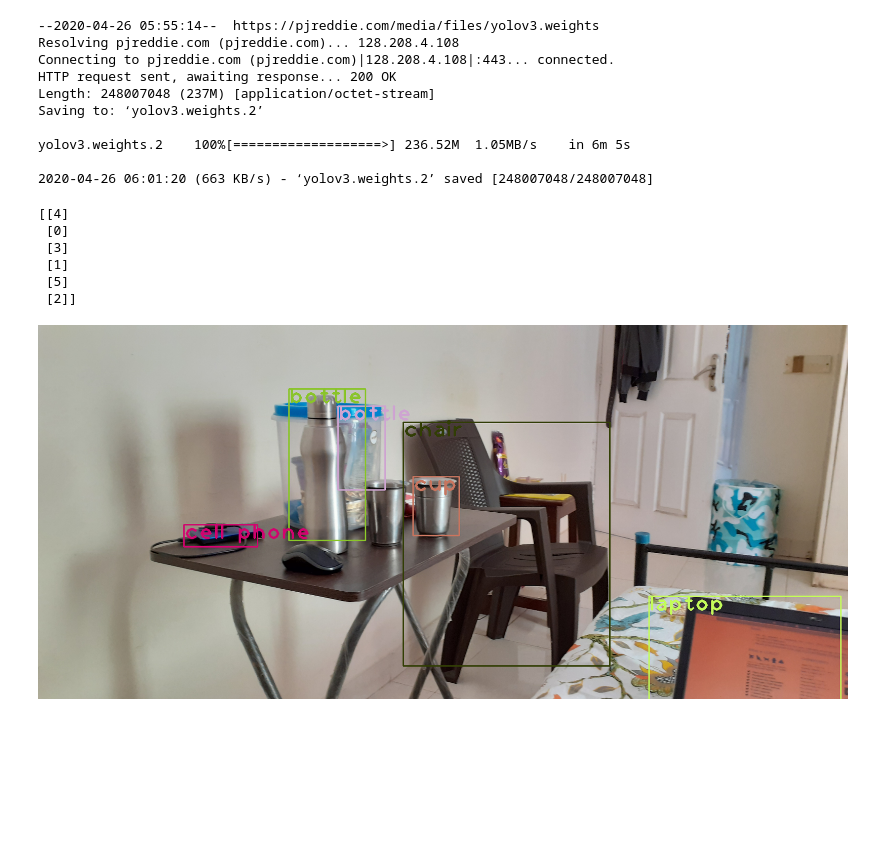
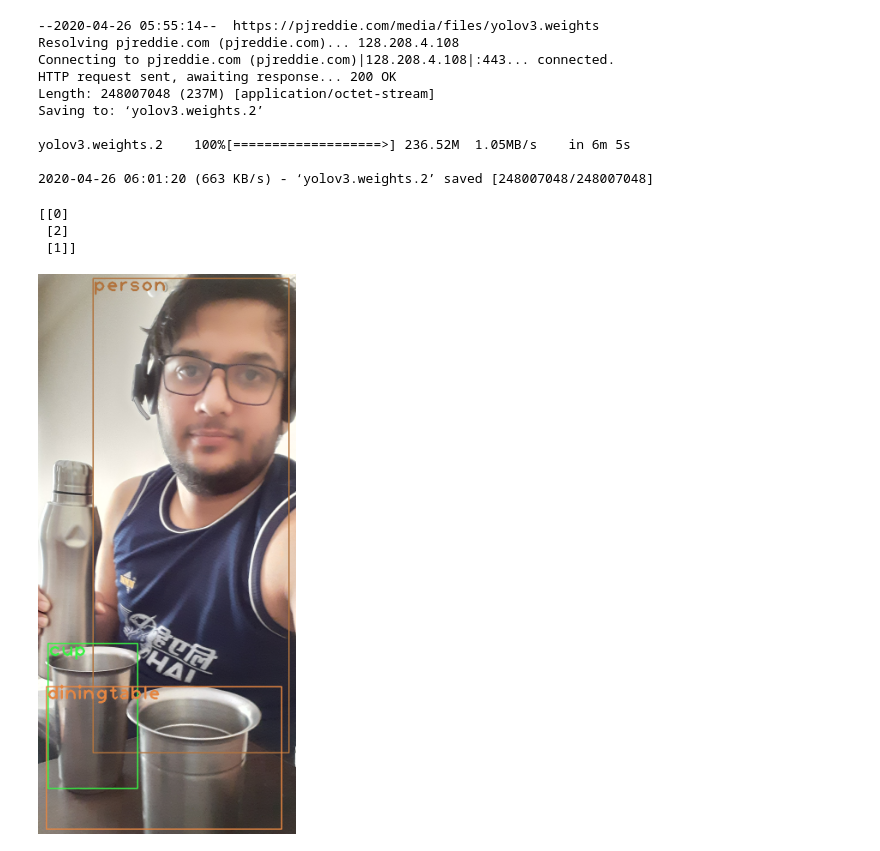
Before and after one commit to divyanshbajpai/EVA4-Coursework, a Jupyter notebook: Assignment-13/Part-A/Part_A.ipynb, the cells around one changed output. Cells and saved outputs as stored; diff of their text form; code cells hidden in the pictures; blank space fills up the shorter version.

```diff
--- a/Assignment-13/Part-A/Part_A.ipynb
+++ b/Assignment-13/Part-A/Part_A.ipynb
@@ -27,7 +27,7 @@ output_layers = [layer_names[i[0] - 1] for i in net.getUnconnectedOutLayers()]
 colors = np.random.uniform(0, 255, size=(len(classes), 3))
 
 # Loading image
-img = cv2.imread("room.jpg")
+img = cv2.imread("bottle.jpg")
 img = cv2.resize(img, None, fx=0.4, fy=0.4)
 height, width, channels = img.shape
 
@@ -51,37 +51,34 @@ for out in outs:
             center_x = int(detection[0] * width)
             center_y = int(detection[1] * height)
             w = int(detection[2] * width)
             h = int(detection[3] * height)
 
             # Rectangle coordinates
             x = int(center_x - w / 2)
             y = int(center_y - h / 2)
 
             boxes.append([x, y, w, h])
             confidences.append(float(confidence))
             class_ids.append(class_id)
 
 indexes = cv2.dnn.NMSBoxes(boxes, confidences, 0.5, 0.4)
 print(indexes)
 font = cv2.FONT_HERSHEY_PLAIN
 for i in range(len(boxes)):
     if i in indexes:
         x, y, w, h = boxes[i]
         label = str(classes[class_ids[i]])
         color = colors[i]
         cv2.rectangle(img, (x, y), (x + w, y + h), color, 2)
         cv2.putText(img, label, (x, y + 30), font, 3, color, 3)
 
 from google.colab.patches import cv2_imshow
 cv2_imshow(img)
 #cv2.imshow("Image", img)
 cv2.waitKey(0)
 cv2.destroyAllWindows()
 # %% [output]
-[[4]
- [0]
- [3]
- [1]
- [5]
- [2]]
+[[0]
+ [2]
+ [1]]
-[figure, old version]
+[figure, new version]
```
